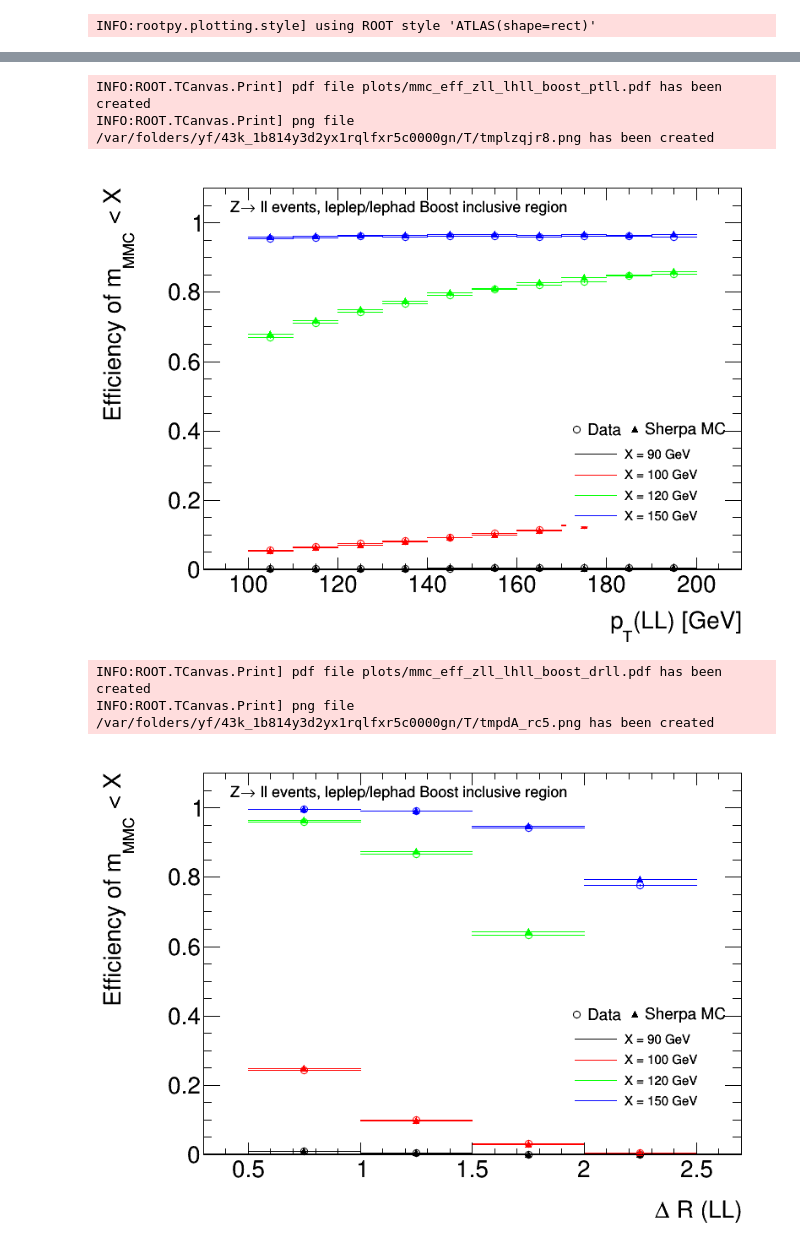
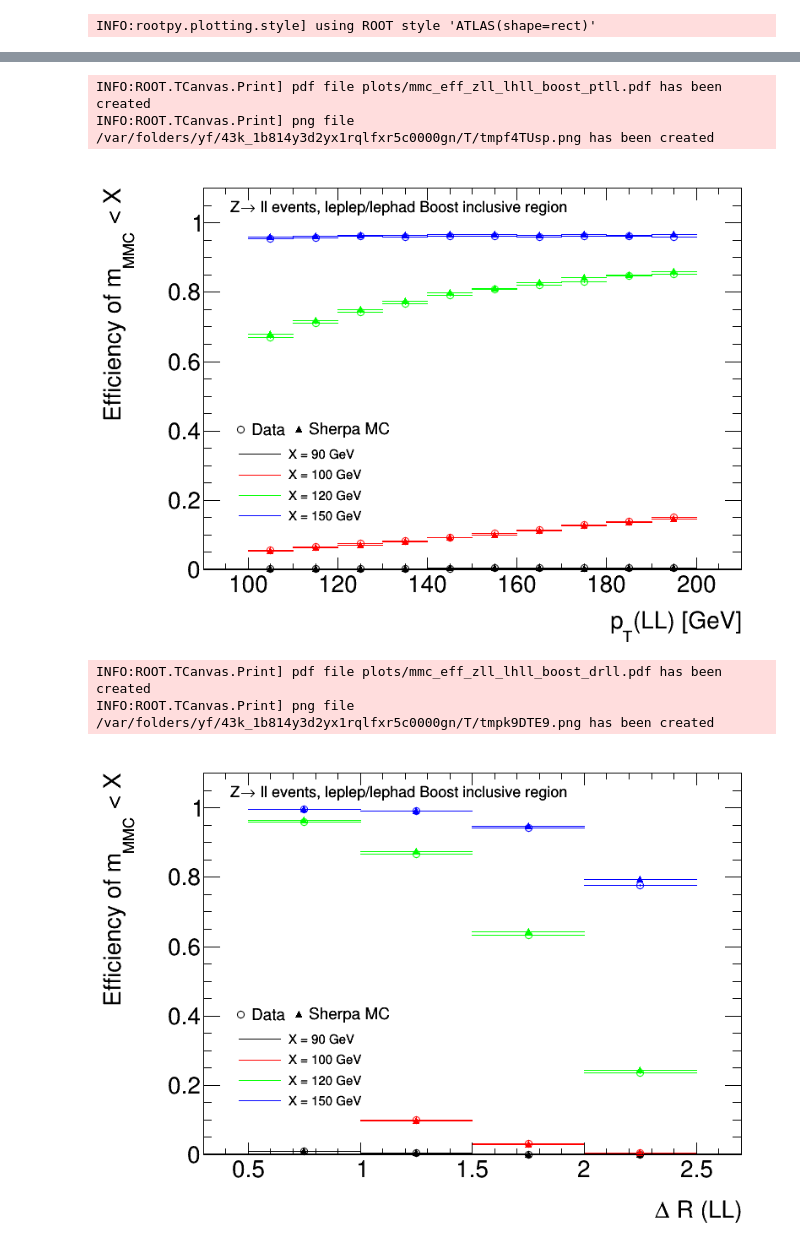
Before and after one commit to qbuat/WsInputInspector, a Jupyter notebook: scatter_analysis.ipynb, the cells around one changed output, grey strips where cells are left out. Cells and saved outputs as stored; diff of their text form; code cells hidden in the pictures.

```diff
--- a/scatter_analysis.ipynb
+++ b/scatter_analysis.ipynb
@@ -133,26 +155,0 @@ INFO:ROOT.TCanvas.Print] png file /var/folders/yf/43k_1b814y3d2yx1rqlfxr5c0000gn
-# %%
-bin_edges = [400, 800, 2000]
-graphs = []
-cuts = (90, 100, 120, 150)
-colors = (1, 2, 3, 4)
-
-for cut, col in zip(cuts, colors):
-    graphs.append(cut_eff_graph(
-        map_2, cut, bin_edges, color=col, xtitle='m_{jj} [GeV]'))
-
-canv4 = ROOT.TCanvas()
-graphs[0].GetYaxis().SetRangeUser(0., 1.1)
-graphs[0].Draw('AP')
-for gr in graphs[1:]:
-    gr.Draw('sameP')
-
-leg = ROOT.TLegend(0.7, 0.2, 0.95, 0.4)
-for gr, cut in zip(graphs, cuts):
-    leg.AddEntry(gr, 'X = {} GeV'.format(cut), 'lp')
-leg.Draw()
-label = ROOT.TLatex(0.2, 0.9, 'Z#rightarrow#tau#tau MC simulation, lephad, VBF region')
-label.SetNDC(True)
-label.SetTextSize(20)
-label.Draw()
-canv4.SaveAs('mmc_eff_ztt_lh_vbf_mjj.pdf')
-canv4
@@ -162,0 +169,5 @@ INFO:ROOT.TCanvas.Print] png file /var/folders/yf/43k_1b814y3d2yx1rqlfxr5c0000gn
+# %%
+bin_edges = [0.4, 1., 1.5, 2.0, 2.5]
+canv2 = mc_plot(map_mc_vbf_dr_mmc, bin_edges, '#DeltaR(#tau,l)', region='VBF', leg_offset=0.5)
+canv2.SaveAs('plots/mmc_eff_ztt_lh_vbf_dr.pdf')
+canv2
@@ -181,0 +214,5 @@ INFO:ROOT.TCanvas.Print] png file /var/folders/yf/43k_1b814y3d2yx1rqlfxr5c0000gn
+# %%
+canv = ROOT.TCanvas()
+map_da = rfile_3.Get('data_ZCRLL_VBFMMC_DRLL')
+map_da.Draw('colz')
+canv
@@ -182,7 +222,7 @@ INFO:ROOT.TCanvas.Print] png file /var/folders/yf/43k_1b814y3d2yx1rqlfxr5c0000gn
 # %%
 #bin_edges = [400, 800, 2000]
 
-def plot(map_da, map_mc, bin_edges, region, xtitle):
+def plot(map_da, map_mc, bin_edges, region, xtitle, leg_offset=0.):
     graphs_da = []
     graphs_mc = []
     cuts = (90, 100, 120, 150)
@@ -204,12 +244,12 @@ def plot(map_da, map_mc, bin_edges, region, xtitle):
         gr.Draw('sameP')
 
 
-    leg = ROOT.TLegend(0.7, 0.25, 1.05, 0.42)
+    leg = ROOT.TLegend(0.7 - leg_offset, 0.25, 1.05 - leg_offset, 0.42)
     for gr, cut in zip(graphs_da, cuts):
         leg.AddEntry(gr, 'X = {} GeV'.format(cut), 'l')
     leg.Draw()
 
-    leg_2 = ROOT.TLegend(0.7, 0.4, 0.95, 0.5)
+    leg_2 = ROOT.TLegend(0.7 - leg_offset, 0.4, 0.95 - leg_offset, 0.5)
     leg_2.SetNColumns(2)
     leg_2.AddEntry(graphs_da[0], 'Data', 'p')
     leg_2.AddEntry(graphs_mc[0], 'Sherpa MC', 'p')
@@ -272,27 +312,27 @@ region = 'leplep/lephad Boost'
 xtitle = 'p_{T}(LL) [GeV]'
 bin_edges = [100, 110, 120, 130, 140, 150, 160, 170, 180, 190, 200]
 
-c = plot(map_da, map_mc, bin_edges, region, xtitle)
+c = plot(map_da, map_mc, bin_edges, region, xtitle, leg_offset=0.5)
 c.SaveAs('plots/mmc_eff_zll_lhll_boost_ptll.pdf')
 c
 # %% [output]
 INFO:ROOT.TCanvas.Print] pdf file plots/mmc_eff_zll_lhll_boost_ptll.pdf has been created
-INFO:ROOT.TCanvas.Print] png file /var/folders/yf/43k_1b814y3d2yx1rqlfxr5c0000gn/T/tmplzqjr8.png has been created
+INFO:ROOT.TCanvas.Print] png file /var/folders/yf/43k_1b814y3d2yx1rqlfxr5c0000gn/T/tmpf4TUsp.png has been created
-[figure, old version]
+[figure, new version]
 # %%
 map_da = rfile_3.Get('data_ZCRLL_BoostMMC_DRLL')
 map_mc = rfile_3.Get('ZllS22_ZCRLL_BoostMMC_DRLL')
 region = 'leplep/lephad Boost'
 xtitle = '#Delta R (LL)'
 bin_edges = [0.5, 1., 1.5, 2.0, 2.5]
 
-c = plot(map_da, map_mc, bin_edges, region, xtitle)
+c = plot(map_da, map_mc, bin_edges, region, xtitle, leg_offset=0.5)
 c.SaveAs('plots/mmc_eff_zll_lhll_boost_drll.pdf')
 c
 # %% [output]
 INFO:ROOT.TCanvas.Print] pdf file plots/mmc_eff_zll_lhll_boost_drll.pdf has been created
-INFO:ROOT.TCanvas.Print] png file /var/folders/yf/43k_1b814y3d2yx1rqlfxr5c0000gn/T/tmpdA_rc5.png has been created
+INFO:ROOT.TCanvas.Print] png file /var/folders/yf/43k_1b814y3d2yx1rqlfxr5c0000gn/T/tmpk9DTE9.png has been created
-[figure, old version]
+[figure, new version]
 # %%
 map_da = rfile_3.Get('data_ZCRHH_VBFMMC_PtLL')
 map_mc = rfile_3.Get('ZllS22_ZCRHH_VBFMMC_PtLL')
```
Also changed, not shown: parts of 30 cells of this notebook, 1 other file.
